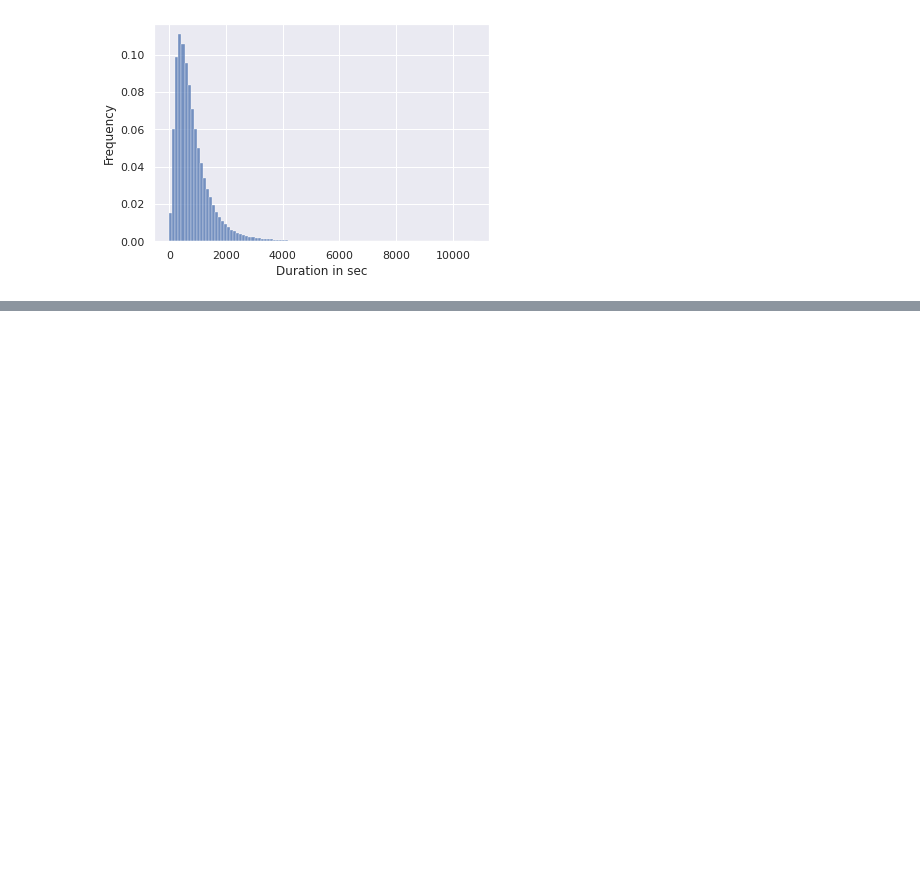
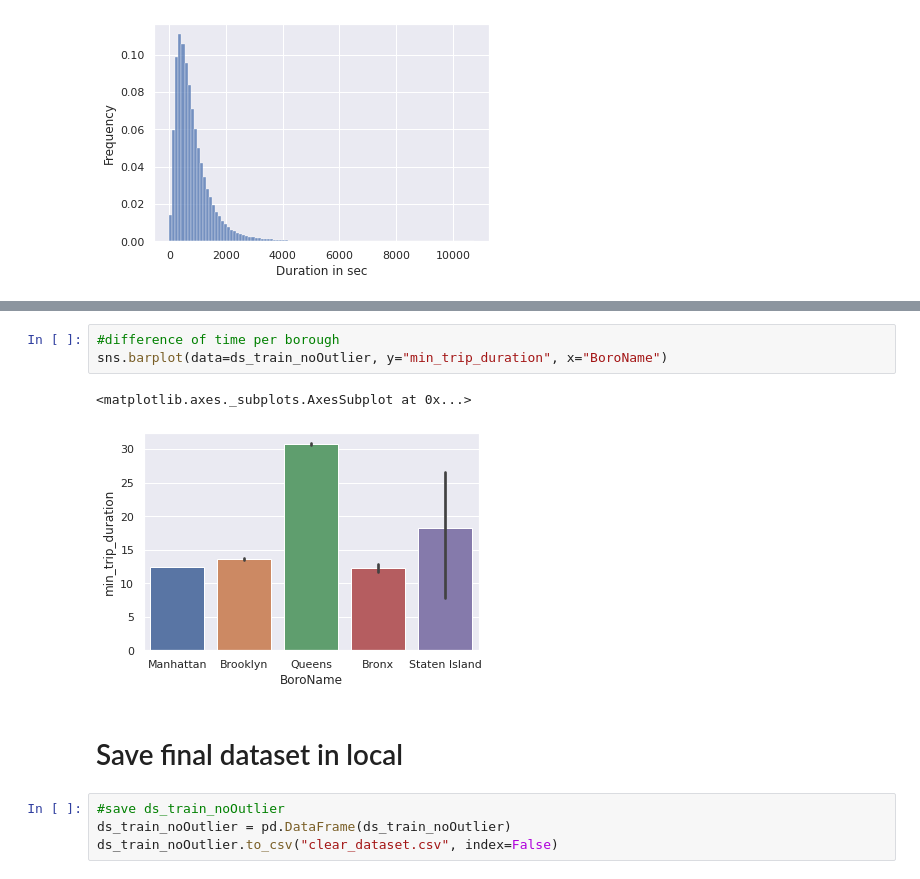
Before and after one commit to DragoneKTM/TaxiDrive_duration_prediction, a Jupyter notebook: Notebooks/1_Preparation.ipynb, the cells around one changed output, grey strips where cells are left out. Drawn from its saved outputs; the diff is of its cells as text; blank space fills up the shorter version.

```diff
--- a/Notebooks/1_Preparation.ipynb
+++ b/Notebooks/1_Preparation.ipynb
@@ -348,0 +408,12 @@ ds_train_noOutlier.plot(ax=ax, marker='o', color='red', markersize=1)
+# %%
+#difference of time per borough
+sns.barplot(data=ds_train_noOutlier, y="min_trip_duration", x="BoroName")
+# %% [output]
+<matplotlib.axes._subplots.AxesSubplot at 0x...>
+[figure, added]
+# %% [markdown]
+# Save final dataset in local
+# %%
+#save ds_train_noOutlier
+ds_train_noOutlier = pd.DataFrame(ds_train_noOutlier)
+ds_train_noOutlier.to_csv("clear_dataset.csv", index=False)
```
Also changed, not shown: parts of 25 cells of this notebook.
